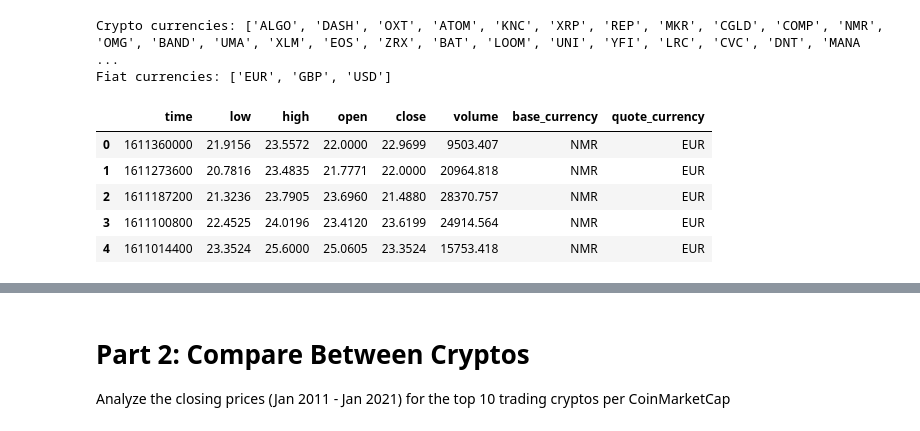
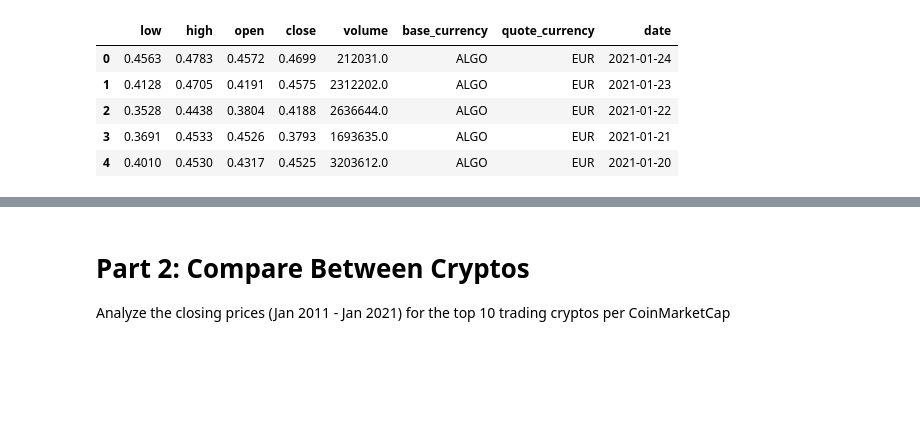
Before and after one commit to aalfiler/Crash_Course_In_Crypto, a Jupyter notebook: notebooks/final_analysis.ipynb, the cells around one changed output, grey strips where cells are left out. Saved outputs shown, nothing was run; the diff lists cells and outputs as text; code cells hidden in the pictures; blank space fills up the shorter version.

Commit message:
Added dashboard and data processing notebook

```diff
--- a/notebooks/final_analysis.ipynb
+++ b/notebooks/final_analysis.ipynb
@@ -79,40 +25,0 @@ def get_candle_data(id, start_date):
-# %%
-base_currency_id = "base_currency"
-quote_currency_id = "quote_currency"
-
-# Get list of fiat and cryptocurrencies and Coinbase products
-crypto_currencies = currencies_df[currencies_df["type"] == "crypto"]["id"].tolist()
-fiat_currencies = currencies_df[currencies_df["type"] == "fiat"]["id"].tolist()
-fiat_products_df = products_df[products_df[quote_currency_id].isin(fiat_currencies)]
-
-print(f"Crypto currencies: {crypto_currencies}")
-print(f"Fiat currencies: {fiat_currencies}")
-
-# Get list of dates to fetch data for in 300-day increments
-today = dt.datetime.today()
-base = dt.datetime.strptime("2009-01-01", "%Y-%m-%d")
-date_list = get_date_list(base, today)
-
-# Get data from Coinbase and append to dataframe
-data_df = pd.DataFrame()
-for idx, row in fiat_products_df.iterrows():
-    product_id = row["id"]
-    base_currency = row[base_currency_id]
-    quote_currency = row[quote_currency_id]
-    for start_date in date_list:
-        df = get_candle_data(product_id, start_date)
-        if not df.empty:
-            df[base_currency_id] = base_currency
-            df[quote_currency_id] = quote_currency
-            data_df = data_df.append(df)
-
-data_df.head()
-# %% [output]
-Crypto currencies: ['ALGO', 'DASH', 'OXT', 'ATOM', 'KNC', 'XRP', 'REP', 'MKR', 'CGLD', 'COMP', 'NMR', 'OMG', 'BAND', 'UMA', 'XLM', 'EOS', 'ZRX', 'BAT', 'LOOM', 'UNI', 'YFI', 'LRC', 'CVC', 'DNT', 'MANA ...
-Fiat currencies: ['EUR', 'GBP', 'USD']
-|  | time | low | high | open | close | volume | base_currency | quote_currency |
-| 0 | 1611360000 | 21.9156 | 23.5572 | 22.0000 | 22.9699 | 9503.407 | NMR | EUR |
-| 1 | 1611273600 | 20.7816 | 23.4835 | 21.7771 | 22.0000 | 20964.818 | NMR | EUR |
-| 2 | 1611187200 | 21.3236 | 23.7905 | 23.6960 | 21.4880 | 28370.757 | NMR | EUR |
-| 3 | 1611100800 | 22.4525 | 24.0196 | 23.4120 | 23.6199 | 24914.564 | NMR | EUR |
-| 4 | 1611014400 | 23.3524 | 25.6000 | 25.0605 | 23.3524 | 15753.418 | NMR | EUR |
@@ -123,0 +26,15 @@ data_df = data_df.drop(columns=["time"])
+# %%
+fiat_currencies = ["USD", "EUR", "GBP"]
+
+# Load Coinbase historical data from CSV file
+coinbase_historical_data_filepath = Path("../data/coinbase_historical_data.csv")
+trading_volume_data_df = pd.read_csv(coinbase_historical_data_filepath)
+trading_volume_data_df["date"] = pd.to_datetime(trading_volume_data_df["date"])
+trading_volume_data_df.head()
+# %% [output]
+|  | low | high | open | close | volume | base_currency | quote_currency | date |
+| 0 | 0.4563 | 0.4783 | 0.4572 | 0.4699 | 212031.0 | ALGO | EUR | 2021-01-24 |
+| 1 | 0.4128 | 0.4705 | 0.4191 | 0.4575 | 2312202.0 | ALGO | EUR | 2021-01-23 |
+| 2 | 0.3528 | 0.4438 | 0.3804 | 0.4188 | 2636644.0 | ALGO | EUR | 2021-01-22 |
+| 3 | 0.3691 | 0.4533 | 0.4526 | 0.3793 | 1693635.0 | ALGO | EUR | 2021-01-21 |
+| 4 | 0.4010 | 0.4530 | 0.4317 | 0.4525 | 3203612.0 | ALGO | EUR | 2021-01-20 |
```
Also changed, not shown: parts of 20 cells of this notebook, 3 other files.
